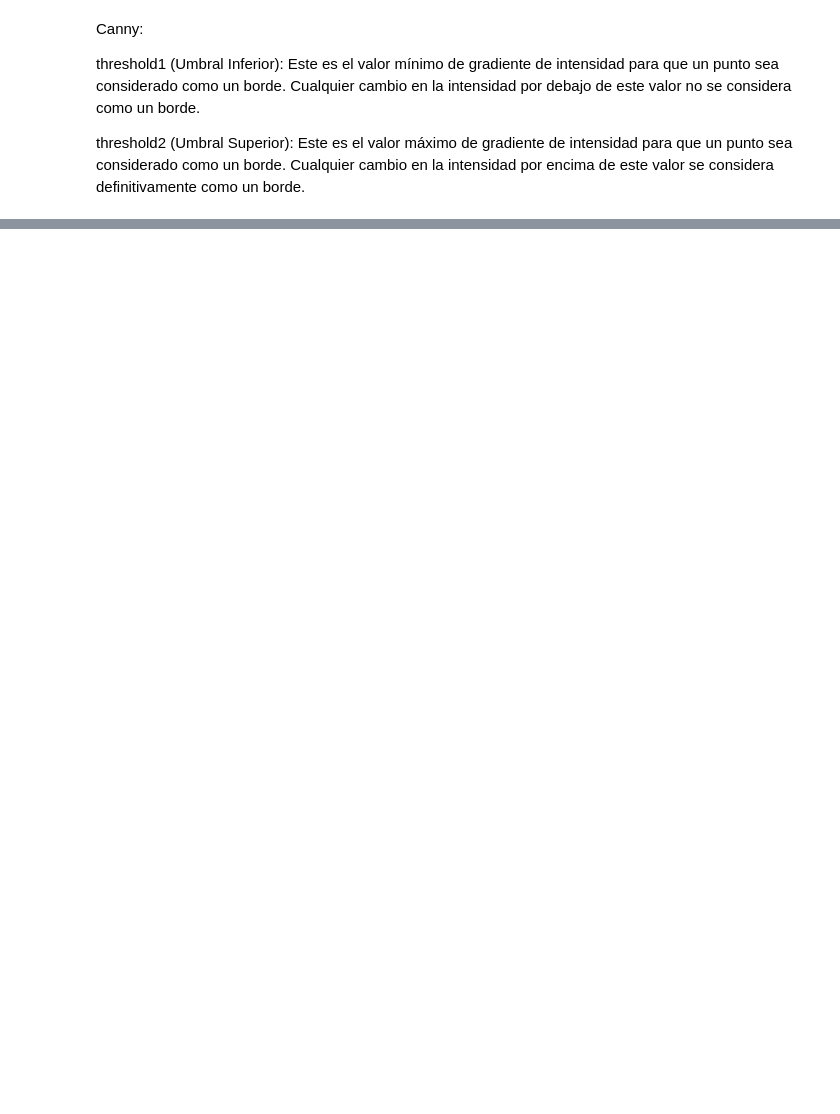
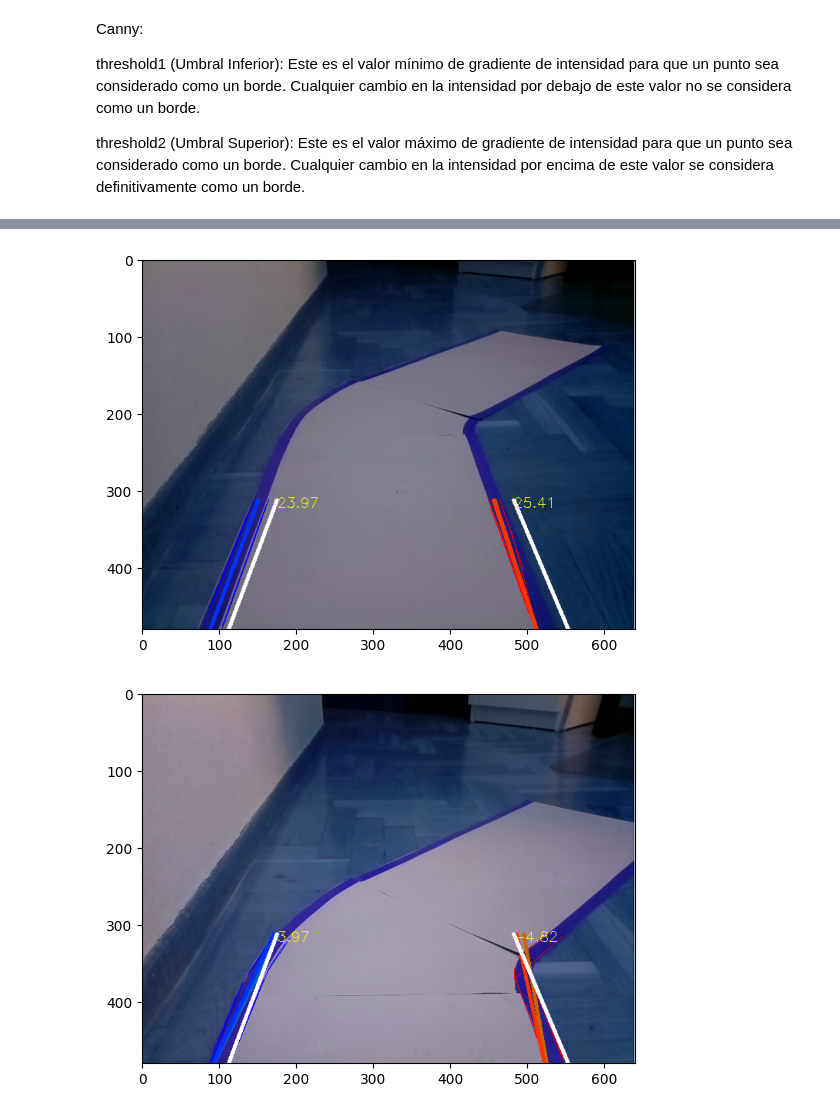
Before and after one commit to rubenhigorg/robocar, a Jupyter notebook: pruebas/computer_vision/SelfDrivingVehicle/prueba.ipynb, the cells around one changed output, grey strips where cells are left out. Drawn from its saved outputs; the diff is of its cells as text; code cells hidden in the pictures; blank space fills up the shorter version.

```diff
--- a/pruebas/computer_vision/SelfDrivingVehicle/prueba.ipynb
+++ b/pruebas/computer_vision/SelfDrivingVehicle/prueba.ipynb
@@ -101,0 +131,44 @@ plt.show()
+# %%
+rightTracker = Tracker()
+leftTracker = Tracker()
+processed_frames = []
+left_lanes = []
+right_lanes = []
+
+for frame in frames_array:
+    processed_frame = processor.process(frame)
+    processed_frames.append(processed_frame)
+
+    left = leftTracker.add(processor.left.poly)
+    right = rightTracker.add(processor.right.poly)
+
+    left_lanes.append(left)
+    right_lanes.append(right)
+
+    # 4. Draws the unfiltered lanes.
+    processor.drawPoly(processed_frame, processor.left.poly, (0, 100, 200))
+    processor.drawPoly(processed_frame, processor.right.poly, (200, 100, 0))
+
+    # 4. Draws the output of the Kalman Filter.
+    processor.drawPoly(processed_frame, left, (0, 50, 255))
+    processor.drawPoly(processed_frame, right, (255, 50, 0))
+
+    # 4. Draws the average position for the lanes.
+    processor.drawPoly(processed_frame, averageLeft, (255, 255, 255))
+    processor.drawPoly(processed_frame, averageRight, (255, 255, 255))
+
+    # Calculates the error on both lanes.
+    y0 = processor.roiY[1] * processor.h
+    leftError = averageLeft(y0) - left(y0)
+    rightError = averageRight(y0) - right(y0)
+    averageError = (leftError + rightError) / 2
+
+    # Displays the error on the frame.
+    cv2.putText(processed_frame, '%.2f' % (leftError), (int(averageLeft(y0)), int(y0) + 10), cv2.FONT_HERSHEY_SIMPLEX, 0.6, (255, 255, 0), 1)
+    cv2.putText(processed_frame, '%.2f' % (rightError), (int(averageRight(y0)), int(y0) + 10), cv2.FONT_HERSHEY_SIMPLEX, 0.6, (255, 255, 0), 1)
+
+    plt.imshow(processed_frame)
+    plt.show()
+# %% [output]
+[figure, added]
+[figure, added]
```
Also changed, not shown: parts of 23 cells of this notebook, 29 other files.
